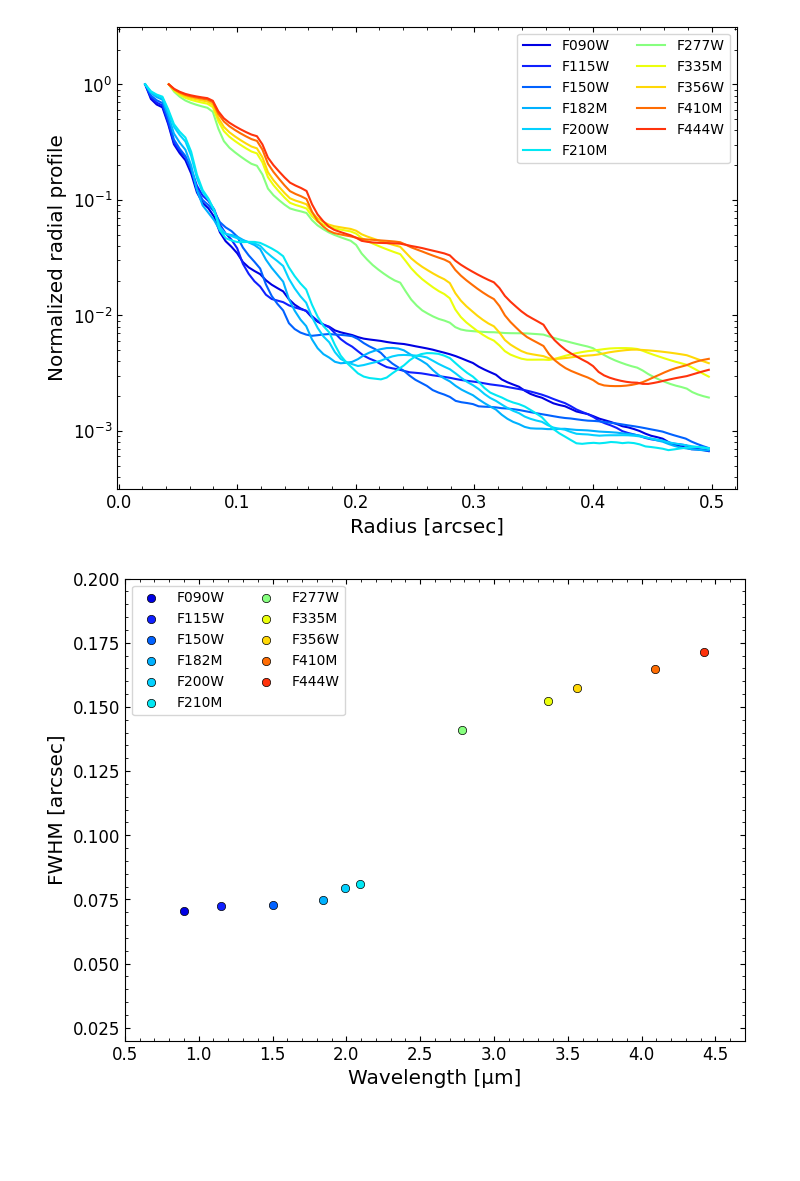
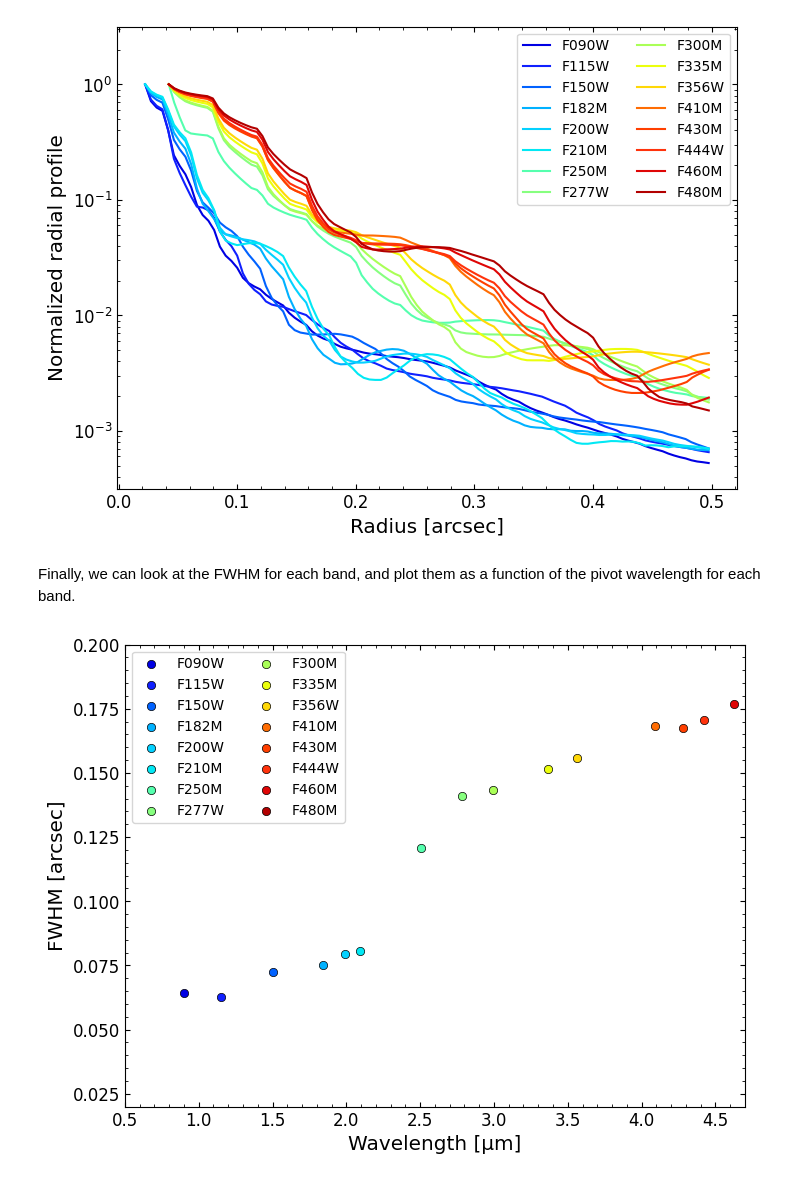
Before and after one commit to AstroAure/DJA-SEpp, a Jupyter notebook: 03.2_PSF-Profile.ipynb, the cells around one changed output. Drawn from its saved outputs; the diff is of its cells as text; code cells hidden in the pictures; blank space fills up the shorter version.

```diff
--- a/03.2_PSF-Profile.ipynb
+++ b/03.2_PSF-Profile.ipynb
@@ -25,4 +30,5 @@ plt.rcParams['ytick.minor.visible']=True
 # %%
 field = 'GDS'
-psf_list = glob.glob(f"/home/aurelien/DAWN/DJA_SE++/psfex/{field}/*star_psf.psf")
+psf_list = glob.glob(f"/home/ec2-user/DAWN/DJA-SEpp/psfex/{field}/*star_psf.psf")
 filter_list = [re.search("f{1}\d+\w{1}",psf).group() for psf in psf_list]
+psf_list, filter_list = zip(*sorted(zip(psf_list, filter_list)))
@@ -29 +37,22 @@ filter_list = [re.search("f{1}\d+\w{1}",psf).group() for psf in psf_list]
+# %%
+# Color dictionaries to make the plot nicer with colored filter names
+color_dict = {'F090W':'#0000E3',
+              'F115W':'#1020FF',
+              'F150W':'#0162FF',
+              'F182M':'#00B1FF',
+              'F200W':'#04D1FF',
+              'F210M':'#02E8F4',
+              'F250M':'#55FFAE',
+              'F277W':'#87FF7F',
+              'F300M':'#AAFF57',
+              'F335M':'#EBFF0C',
+              'F356W':'#FFD807',
+              'F410M':'#FF6D03',
+              'F430M':'#FF3F00',
+              'F444W':'#FF330C',
+              'F460M':'#DF0606',
+              'F480M':'#B20000',}
+channel_dict = {'F090W':'SW', 'F115W':'SW', 'F150W':'SW', 'F182M':'SW', 'F200W':'SW', 'F210M':'SW',
+                'F250M':'LW', 'F277W':'LW', 'F300M':'LW', 'F335M':'LW', 'F356W':'LW', 'F410M':'LW', 'F430M':'LW', 'F444W':'LW', 'F460M':'LW', 'F480M':'LW'}
+channel_color_dict = {'SW' : '#0162FF', 'LW' : '#FF330C'}
 # %%
@@ -81,44 +97,51 @@ plt.show()
 # %%
-filters_waveband = {'F090W': {'pivot': 0.901, 'band': 0.194},
-                    'F115W': {'pivot': 1.154, 'band': 0.225},
-                    'F150W': {'pivot': 1.501, 'band': 0.318},
-                    'F182M': {'pivot': 1.845, 'band': 0.238},
-                    'F200W': {'pivot': 1.990, 'band': 0.461},
-                    'F210M': {'pivot': 2.093, 'band': 0.205},
-                    'F277W': {'pivot': 2.786, 'band': 0.672},
-                    'F300M': {'pivot': 2.996, 'band': 0.318},
-                    'F335M': {'pivot': 3.365, 'band': 0.347},
-                    'F356W': {'pivot': 3.563, 'band': 0.787},
-                    'F410M': {'pivot': 4.092, 'band': 0.436},
-                    'F444W': {'pivot': 4.421, 'band': 1.024},}
 pixel_size = {'SW': 0.02*u.arcsec, 'LW': 0.04*u.arcsec} # arcsec/px
 
 FWHM = {'wavelength':[], 'fwhm':[], 'fwhm_psfex':[]}
 
 fig, ax = plt.subplots(figsize=(8,6))
-for filter in filter_list:
-    image = fits.open(glob.glob(f"/home/aurelien/DAWN/DJA_SE++/psfex/{field}/*{filter}*star_psf.psf")[0])
+for i, filter in enumerate(filter_list):
+    image = fits.open(psf_list[i])
     psf = image[1].data[0][0][0]
     FWHM['fwhm_psfex'].append(image[1].header['PSF_FWHM']*pixel_size[channel_dict[filter.upper()]].value)
     image.close()
     radii = np.linspace(pixel_size[channel_dict[filter.upper()]].value,0.5,100)*u.arcsec
     radii_px = (radii/pixel_size[channel_dict[filter.upper()]]).value
     rp = RadialProfile(psf, [psf.shape[0]/2, psf.shape[1]/2], radii_px)
     rp.normalize()
     FWHM['fwhm'].append(rp.gaussian_fwhm*pixel_size[channel_dict[filter.upper()]].value)
     FWHM['wavelength'].append(filters_waveband[filter.upper()]['pivot'])
     ax.plot(rp.radius*pixel_size[channel_dict[filter.upper()]].value, rp.profile, color=color_dict[filter.upper()], label=filter.upper())
 
 ax.set_yscale('log')
 ax.set_ylim(10**-3.5,10**0.5)
 ax.set_xlabel("Radius [arcsec]")
 ax.set_ylabel("Normalized radial profile")
 ax.legend(loc='upper right', ncol=2)
-fig.savefig(f"/home/aurelien/DAWN/DJA_SE++/validation-images/5_PSF/PSF_radial-profile_{field}.png", bbox_inches='tight', dpi=100)
 plt.show()
 # %% [output]
-[figure, old version]
+[figure, new version]
+# %% [markdown]
+Finally, we can look at the FWHM for each band, and plot them as a function of the pivot wavelength for each band.
 # %%
+filters_waveband = {'F090W': {'pivot': 0.901, 'band': 0.194},
+                    'F115W': {'pivot': 1.154, 'band': 0.225},
+                    'F150W': {'pivot': 1.501, 'band': 0.318},
+                    'F182M': {'pivot': 1.845, 'band': 0.238},
+                    'F200W': {'pivot': 1.990, 'band': 0.461},
+                    'F210M': {'pivot': 2.093, 'band': 0.205},
+                    'F250M': {'pivot': 2.503, 'band': 0.181},
+                    'F277W': {'pivot': 2.786, 'band': 0.672},
+                    'F300M': {'pivot': 2.996, 'band': 0.318},
+                    'F335M': {'pivot': 3.365, 'band': 0.347},
+                    'F356W': {'pivot': 3.563, 'band': 0.787},
+                    'F410M': {'pivot': 4.092, 'band': 0.436},
+                    'F430M': {'pivot': 4.280, 'band': 0.228},
+                    'F444W': {'pivot': 4.421, 'band': 1.024},
+                    'F460M': {'pivot': 4.624, 'band': 0.228},
+                    'F480M': {'pivot': 4.834, 'band': 0.303},}
+# Source : https://jwst-docs.stsci.edu/jwst-near-infrared-camera/nircam-instrumentation/nircam-filters
+
 fig, ax = plt.subplots(figsize=(8,6))
 for i, filter in enumerate(filter_list):
     ax.scatter(FWHM['wavelength'][i], FWHM['fwhm'][i], color=color_dict[filter.upper()], edgecolors='k', lw=0.5, label=filter.upper())
@@ -128,7 +151,6 @@ ax.set_ylabel("FWHM [arcsec]")
 ax.set_ylim(0.02,0.2)
 ax.set_xlim(0.5,4.7)
 ax.legend(loc='upper left', ncol=2)
-fig.savefig(f"/home/aurelien/DAWN/DJA_SE++/validation-images/5_PSF/PSF_FWHM_{field}.png", bbox_inches='tight', dpi=100)
 plt.show()
 # %% [output]
-[figure, old version]
+[figure, new version]
```
Also changed, not shown: parts of 6 cells of this notebook, 20 other files.
